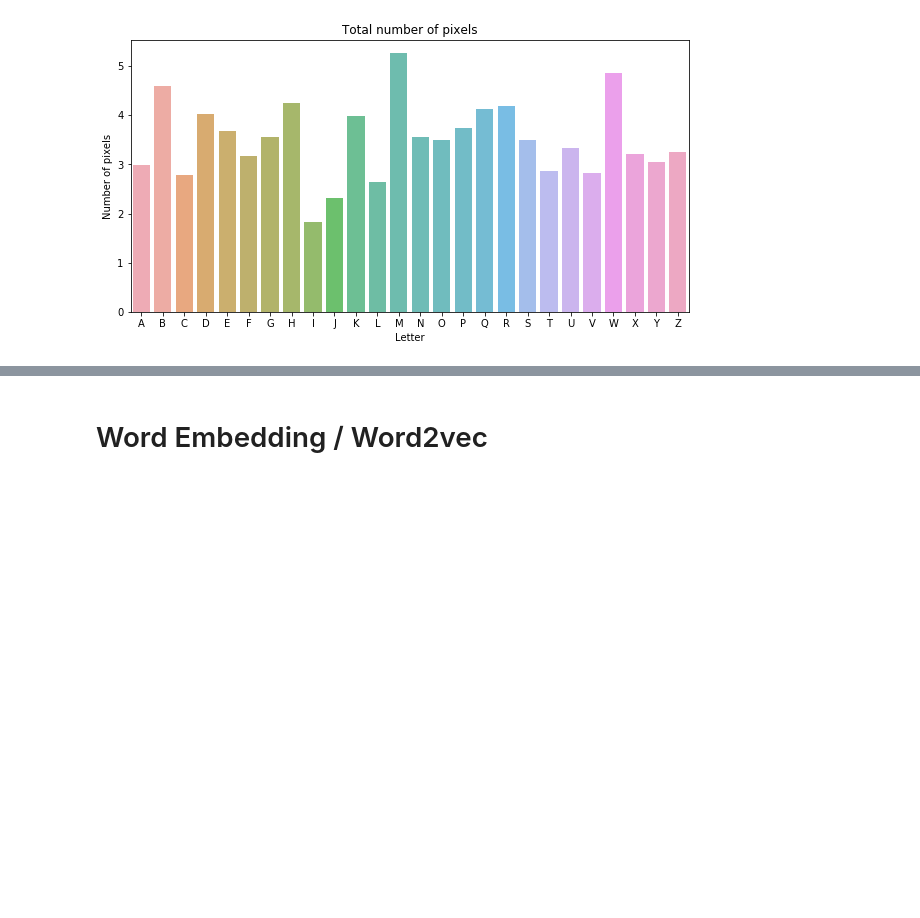
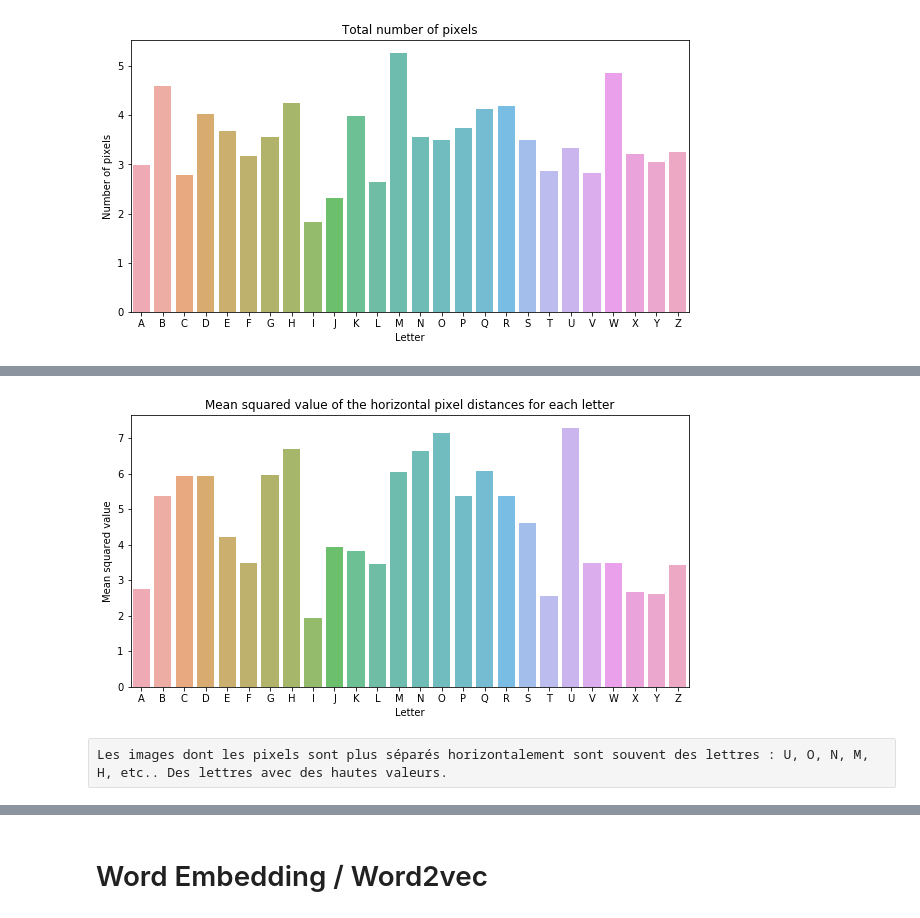
Before and after one commit to jgaussens/letterRecognition_mod, a Jupyter notebook: Data_Viz.ipynb, the cells around one changed output, grey strips where cells are left out. Drawn from its saved outputs; the diff is of its cells as text; code cells hidden in the pictures; blank space fills up the shorter version.

```diff
--- a/Data_Viz.ipynb
+++ b/Data_Viz.ipynb
@@ -218,0 +257,11 @@ plt.show()
+# %%
+plt.figure(figsize=(10,5))
+sns.barplot(new_df['letter'], new_df['rec_8'], alpha=0.8)
+plt.title('Mean squared value of the horizontal pixel distances for each letter')
+plt.xlabel('Letter')
+plt.ylabel('Mean squared value')
+plt.show()
+# %% [output]
+[figure, added]
+# %% [raw]
+Les images dont les pixels sont plus séparés horizontalement sont souvent des lettres : U, O, N, M, H, etc.. Des lettres avec des hautes valeurs.
```
Also changed, not shown: parts of 25 cells of this notebook, 1 other file.
